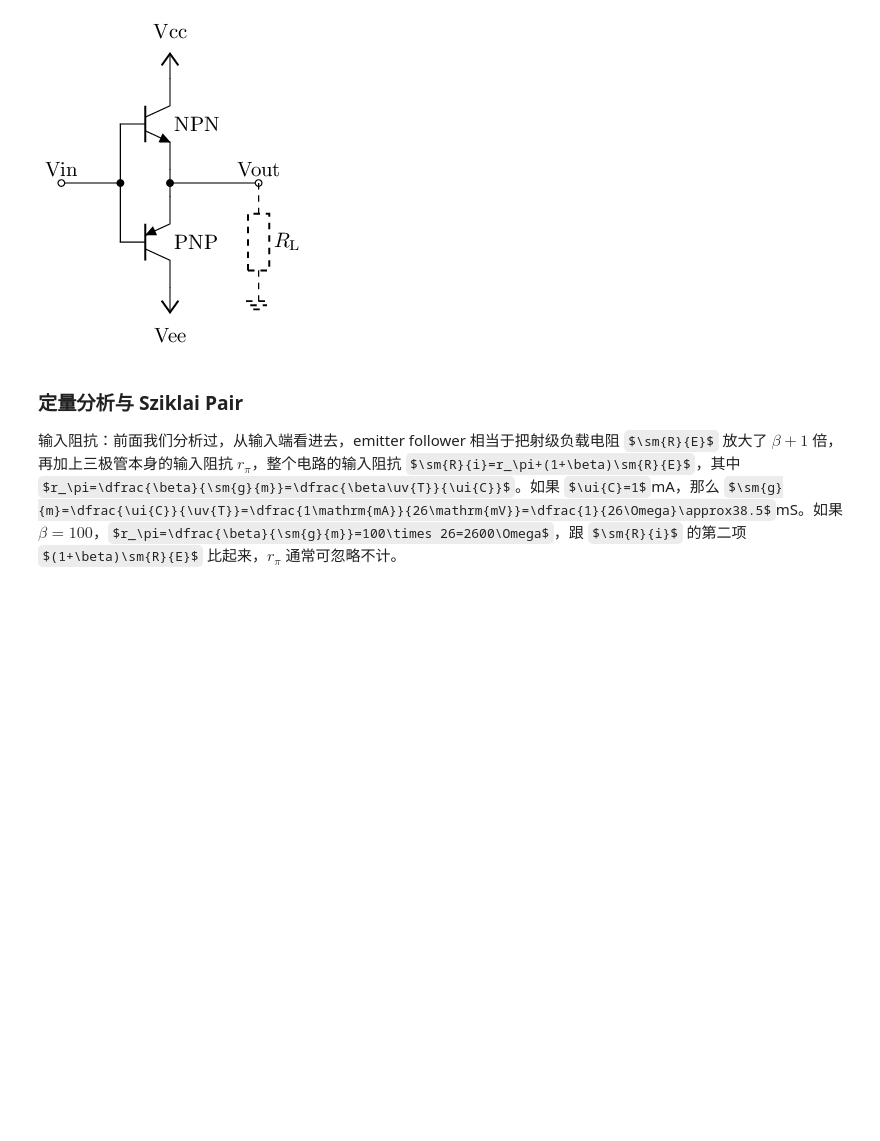
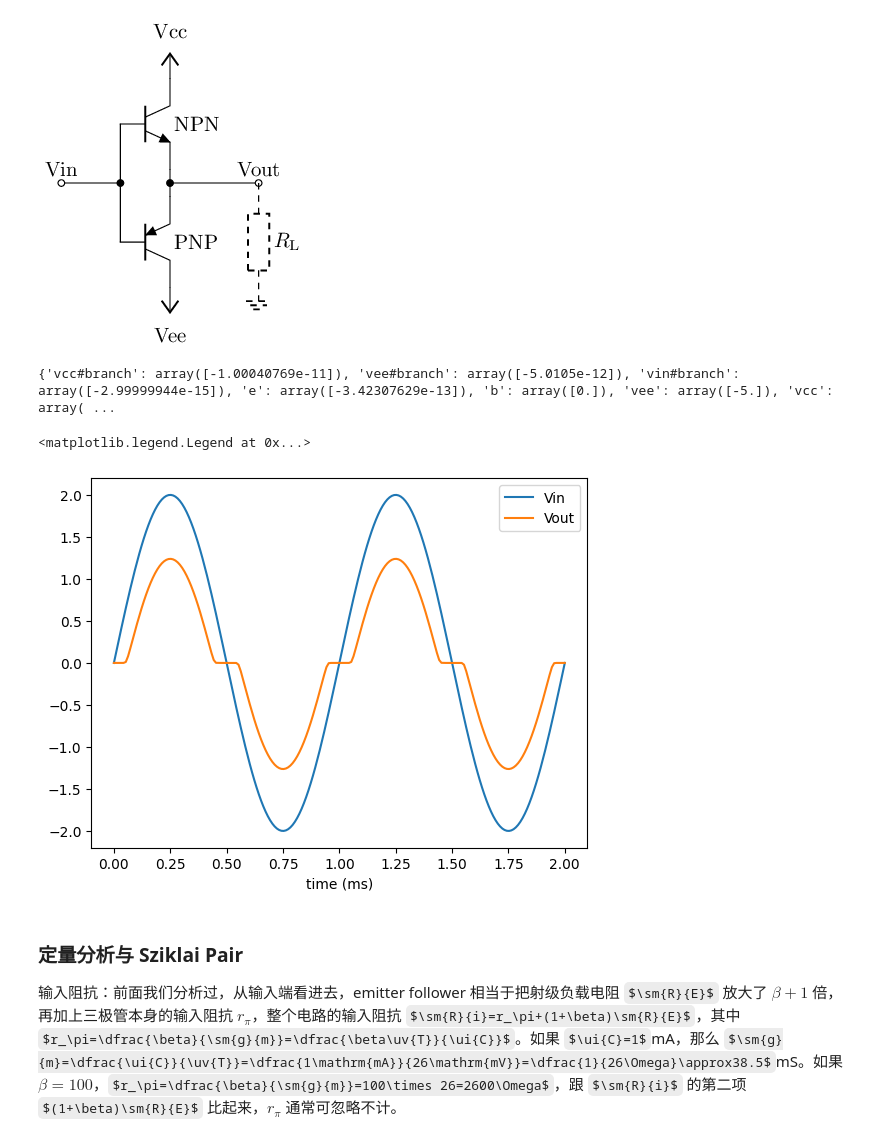
Before and after one commit to chenshuo/nuedc, a Jupyter notebook: docs/bjt-circuits.ipynb, the cells around one changed output. Saved outputs shown, nothing was run; the diff lists cells and outputs as text; code cells hidden in the pictures; some formulas as TeX source; blank space fills up the shorter version.

```diff
--- a/docs/bjt-circuits.ipynb
+++ b/docs/bjt-circuits.ipynb
@@ -380,6 +415,31 @@ Text(0, 0.5, 'Vout - Vin (mV)')
 \draw [dashed] (OUT) to [R, l=$R_\mathrm{L}$, bipoles/length=1.2cm] ++(0, -2) node [tlground] {};
 # %% [output]
 [figure]
+# %%
+ng.circ("""
+  Vcc Vcc 0 5V
+  Vee 0 Vee 5V
+  Vin b 0 DC 0V SINE(0, 2, 1k)
+  Q1 Vcc b e NPN
+  Q2 Vee b e PNP
+  R1 e 0 100
+  .model NPN NPN(IS=2fA BF=200 VAF=130)
+  .model PNP PNP(IS=5fA BF=80  VAF=50)
+  """)
+ng.cmd('op')
+print(ng.vectors())
+ng.cmd('tran 10u 2m')
+Vin = ng.vectors()['b']
+Vout = ng.vectors()['e']
+time = ng.vector('time')*1000
+plt.plot(time, Vin, label='Vin')
+plt.plot(time, Vout, label='Vout')
+plt.xlabel('time (ms)')
+plt.legend()
+# %% [output]
+{'vcc#branch': array([-1.00040769e-11]), 'vee#branch': array([-5.0105e-12]), 'vin#branch': array([-2.99999944e-15]), 'e': array([-3.42307629e-13]), 'b': array([0.]), 'vee': array([-5.]), 'vcc': array( ...
+<matplotlib.legend.Legend at 0x...>
+[figure, added]
 # %% [markdown]
 ### 定量分析与 Sziklai Pair
 
```
Also changed, not shown: parts of 9 cells of this notebook.
